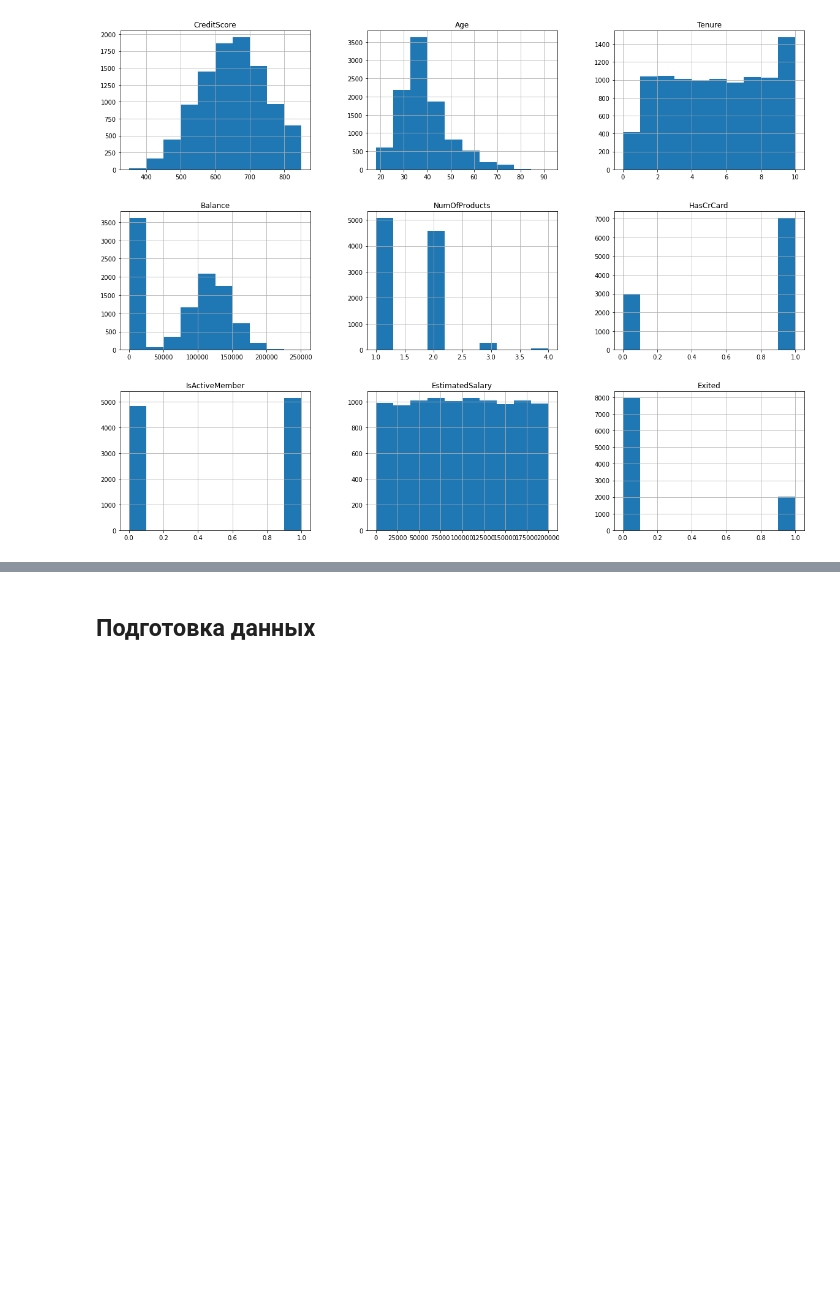
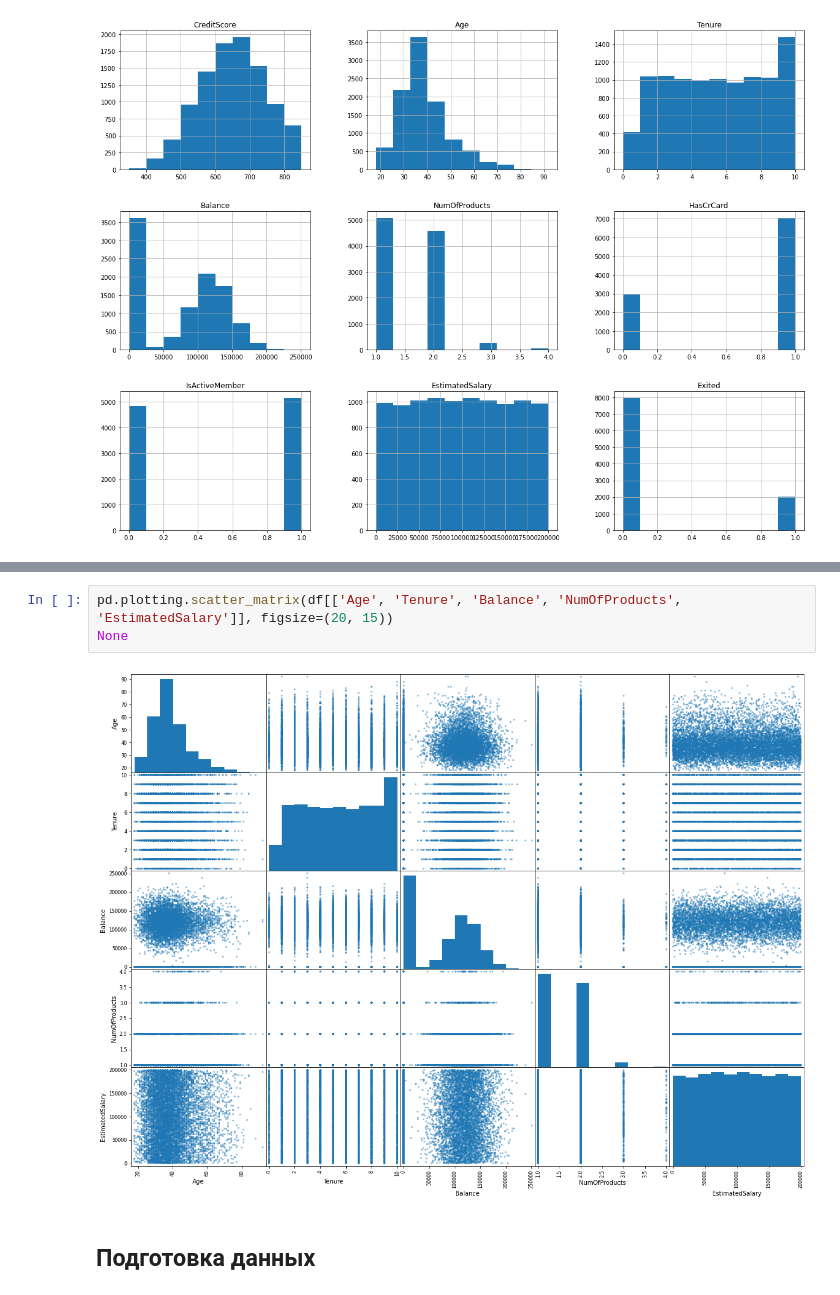
Before and after one commit to danlee65071/churn_modelling, a Jupyter notebook: Churn_Modelling.ipynb, the cells around one changed output, grey strips where cells are left out. Saved outputs shown, nothing was run; the diff lists cells and outputs as text; blank space fills up the shorter version.

```diff
--- a/Churn_Modelling.ipynb
+++ b/Churn_Modelling.ipynb
@@ -85,3 +141,8 @@ None
+# %%
+pd.plotting.scatter_matrix(df[['Age', 'Tenure', 'Balance', 'NumOfProducts', 'EstimatedSalary']], figsize=(20, 15))
+None
+# %% [output]
+[figure, added]
 # %% [markdown]
 ## Подготовка данных
 # %% [markdown]
```
Also changed, not shown: parts of 34 cells of this notebook.
